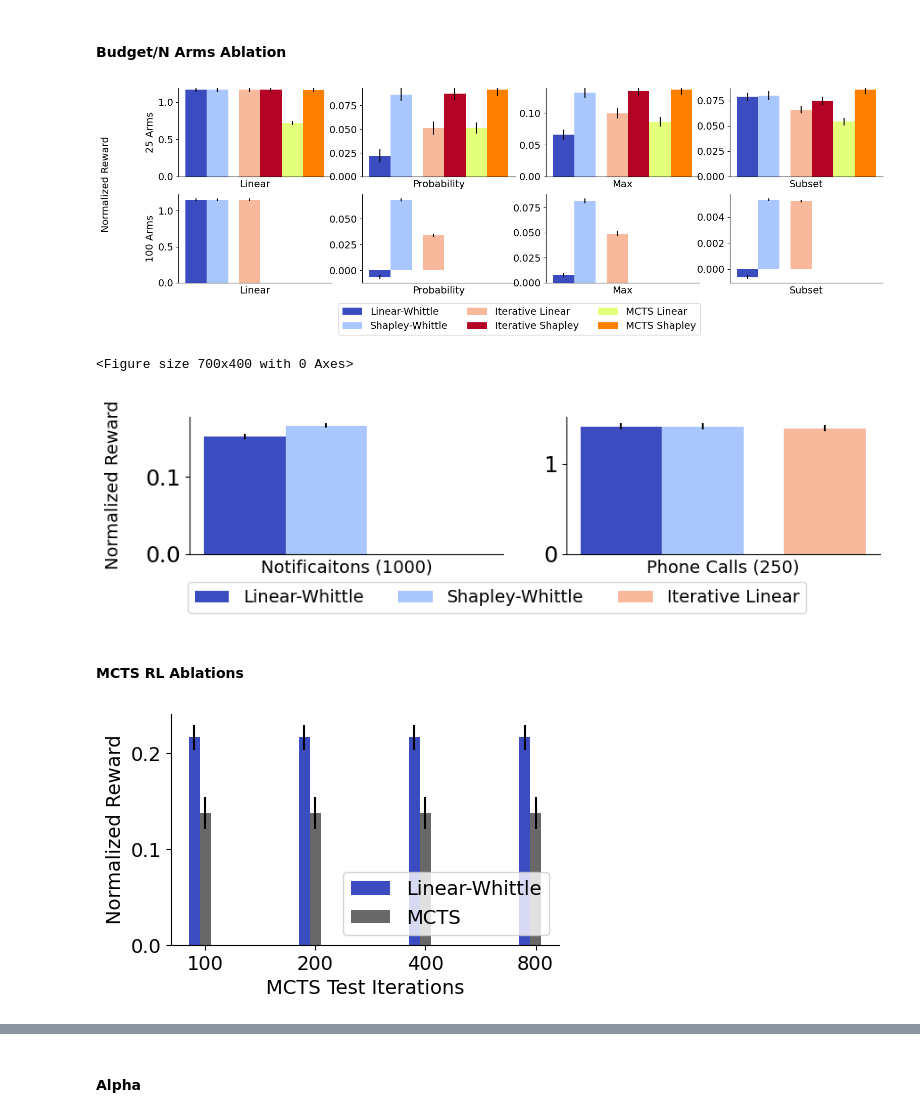
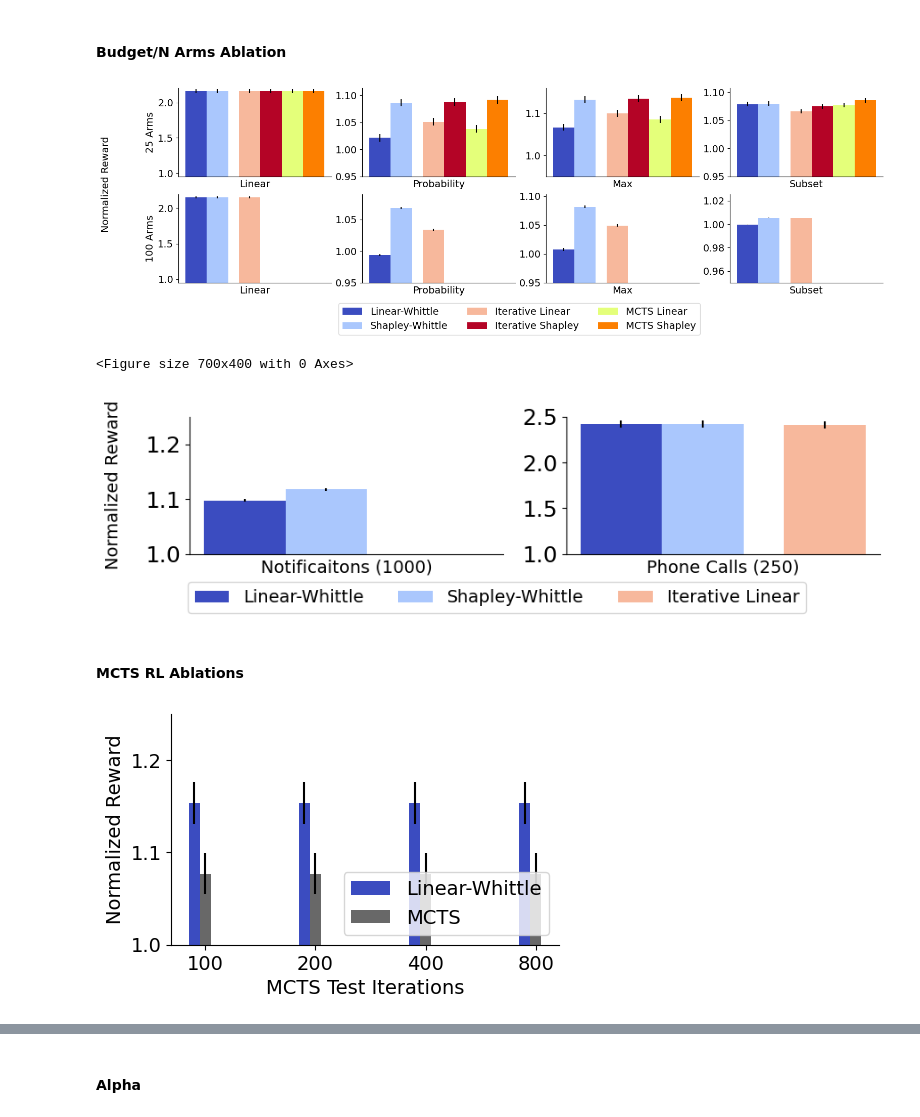
Before and after one commit to naveenr414/food-rescue-rmab, a Jupyter notebook: scripts/notebooks/Plotting.ipynb, the cells around one changed output, grey strips where cells are left out. Saved outputs shown, nothing was run; the diff lists cells and outputs as text; code cells hidden in the pictures.

```diff
--- a/scripts/notebooks/Plotting.ipynb
+++ b/scripts/notebooks/Plotting.ipynb
@@ -484,7 +516,7 @@ for i in range(len(distros)):
     #     axs[i].set_yticks([0,0.5,1,1.5],[0,0.5,1,1.5],fontsize=14)
     #     axs[i].set_ylim([0,1.5])
 
-    axs[i].set_ylim([0,max_val*1.02])
+    axs[i].set_ylim([1,max_val*1.02])
 
     if i == 0:
         axs[i].set_xlabel("Notifications",fontsize=14)
@@ -524,7 +556,7 @@ nice_names = ["Vanilla Whittle","Greedy","MCTS","DQN","Linear-Whittle","Shapley-
 width = 0.1
 n_arms = [4,10]
 
-params = {'lamb': 0.5, 'time_limit': 100,'n_episodes': 105}
+params = {'lamb': 0.5,'n_episodes': 105}
 datasets = ['food_resuce_policies']
 labels = ["Notifications","Phone Calls"]
 reward_names = [""]
@@ -566,9 +598,8 @@ for policy_num in [0,5]:
             num_data = 0
             if len(results)>0:
                 num_data = len(results)*len(results[0]['greedy_reward'][0])
-
             if i == 1 and ('shapley' in m or 'iterative' in m or 'mcts_' in m):
-                linear_whittle_data = [i['shapley_whittle_custom_reward'][0] for i in results]
+                linear_whittle_data = [i['linear_whittle_reward'][0] for i in results]
                 linear_whittle_data = [i for sublist in linear_whittle_data for i in sublist]
                 our_data = [i['{}_reward'.format(m)][0] for i in results]
                 our_data = [i for sublist in our_data for i in sublist]
@@ -601,0 +633,7 @@ Phone Calls   & 0.290 $\pm$ 0.008 & 0.290 $\pm$ 0.008 & 0.293 $\pm$ 0.008 & 0.25
+# %%
+results = get_results_matching_parameters(dataset,"",temp_params)
+linear_whittle_data = [i['linear_whittle_reward'][0] for i in results]
+linear_whittle_data = [i for sublist in linear_whittle_data for i in sublist]
+our_data = [i['mcts_linear_reward'][0] for i in results]
+our_data = [i for sublist in our_data for i in sublist]
+(np.array(our_data)-np.array(linear_whittle_data))
@@ -756,8 +814,8 @@ for i,n in enumerate(n_arms):
 
         axs[i,j].set_xticks([])
 
-        if i == 0:
-            axs[i,j].set_ylim([0,max_val*1.02])
+        axs[i,j].set_ylim([0.95,max_val*1.02])
+
 
         # if j != 0:
         axs[i,j].tick_params(axis='y', labelsize=14)
@@ -776,7 +834,7 @@ fig.supylabel("Normalized Reward",fontsize=14,x=0.04)
 
 fig.savefig("../../results/figures/all_rewards_large_N.pdf",dpi=300, bbox_inches='tight')
 # %% [output]
-[figure, old version]
+[figure, new version]
 <Figure size 700x400 with 0 Axes>
 # %%
 distros = ["food_rescue","food_rescue_top"]
@@ -832,35 +890,39 @@ for i in range(len(distros)):
             score_by_n.append(results['{}_reward'.format(m)][0])
             std_by_n.append(results['{}_reward'.format(m)][1]/num_data**.5)
 
             if m == 'optimal' and n == 4:
                 axs[i].hlines(score_by_n[0],-0.1,x_locations[-1],colors='green',linestyles='dashed',label='Optimal',color=colors_by_method[m])
 
             else:
                 axs[i].bar(x_locations[k],score_by_n,width=width,label=nice_names[k],color=colors_by_method[m],yerr=std_by_n)
 
     axs[i].set_xticks([])
 
     # axs[i].set_yticks([0,1,2],[0,1,2],fontsize=14)
-    # axs[i].set_ylim([0,2])
+
+    if i == 1:
+        axs[i].set_ylim([1,2.5])
+    else:
+        axs[i].set_ylim([1,1.25])
 
 
     if i == 0:
         axs[i].set_xlabel("Notificaitons".format(n),fontsize=14)
     else:
         axs[i].set_xlabel("Phone Calls".format(n),fontsize=14)
 
 
 axs[0].set_xlabel("Notificaitons (1000)",fontsize=14)
 axs[1].set_xlabel("Phone Calls (250)",fontsize=14)
 
 handles, labels = axs[1].get_legend_handles_labels()
 
 fig.legend(handles, labels, loc='upper center',ncol=4,bbox_to_anchor=(0.47,0),fontsize=14)
 
 fig.supylabel("Normalized Reward",fontsize=14,x=0.03)
 fig.savefig("../../results/figures/food_rescue_secondary.pdf",dpi=300, bbox_inches='tight')
 # %% [output]
-[figure, old version]
+[figure, new version]
 # %% [markdown]
 #### MCTS RL Ablations
 # %%
@@ -877,7 +939,7 @@ for i,m in enumerate(method_names):
     dataset = "baselines/mcts"
 
     for test_iterations in mcts_iterations:
-        results = get_results_matching_parameters(dataset,"",{'volunteers_per_arm': 1, 'budget': 5, 'n_arms': 10, 'mcts_depth': 2, 'test_iterations': test_iterations, 'n_episodes': 5})
+        results = get_results_matching_parameters(dataset,"",{'volunteers_per_arm': 1, 'budget': 5, 'n_arms': 10, 'mcts_depth': 2, 'mcts_test_iterations': test_iterations, 'n_episodes': 5})
         num_data = 0
         if len(results)>0:
             num_data = len(results)*len(results[0]['greedy_reward'][0])
@@ -888,6 +950,7 @@ for i,m in enumerate(method_names):
                 results['{}_reward'.format(m)] = [0,0]
             score_by_n.append(results['{}_reward'.format(m)][0])
             std_by_n.append(results['{}_reward'.format(m)][1]/num_data**.5)
+    plt.ylim([1.0,1.25])
     plt.bar(np.array(list(range(len(mcts_iterations))))+i*width,score_by_n,width=width,label=nice_names[i],color=colors_by_method[m],yerr=std_by_n)
 plt.legend(loc="lower right",fontsize=14)
 plt.xticks(np.array(list(range(len(mcts_iterations))))+width*len(method_names)/2,mcts_iterations,fontsize=14)
@@ -896,7 +959,7 @@ plt.xlabel("MCTS Test Iterations",fontsize=14)
 plt.ylabel("Normalized Reward",fontsize=14)
 plt.savefig("../../results/figures/mcts_iterations.pdf",dpi=300, bbox_inches='tight')
 # %% [output]
-[figure, old version]
+[figure, new version]
 # %%
 method_names = ['linear_whittle','mcts']
 nice_names = ["Linear-Whittle","MCTS"]
```
Also changed, not shown: parts of 15 cells of this notebook, 9 other files.
